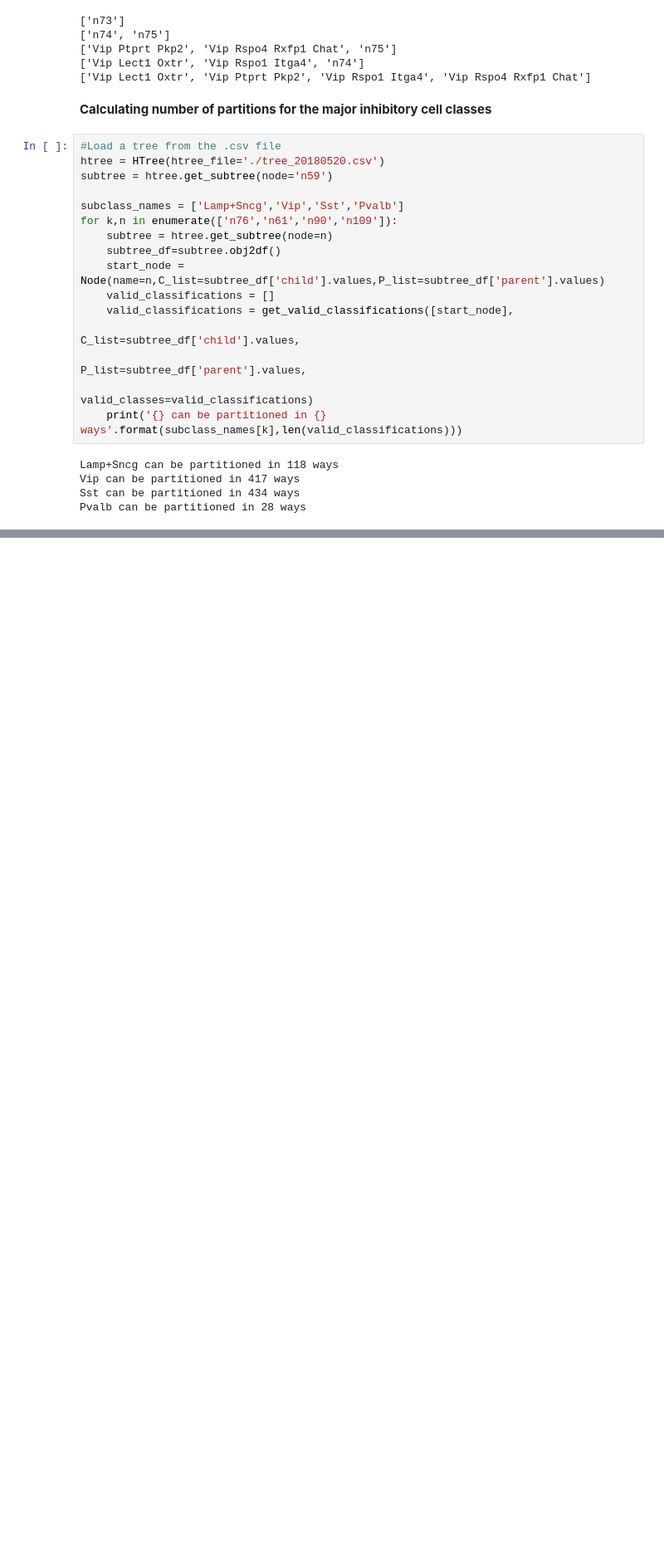
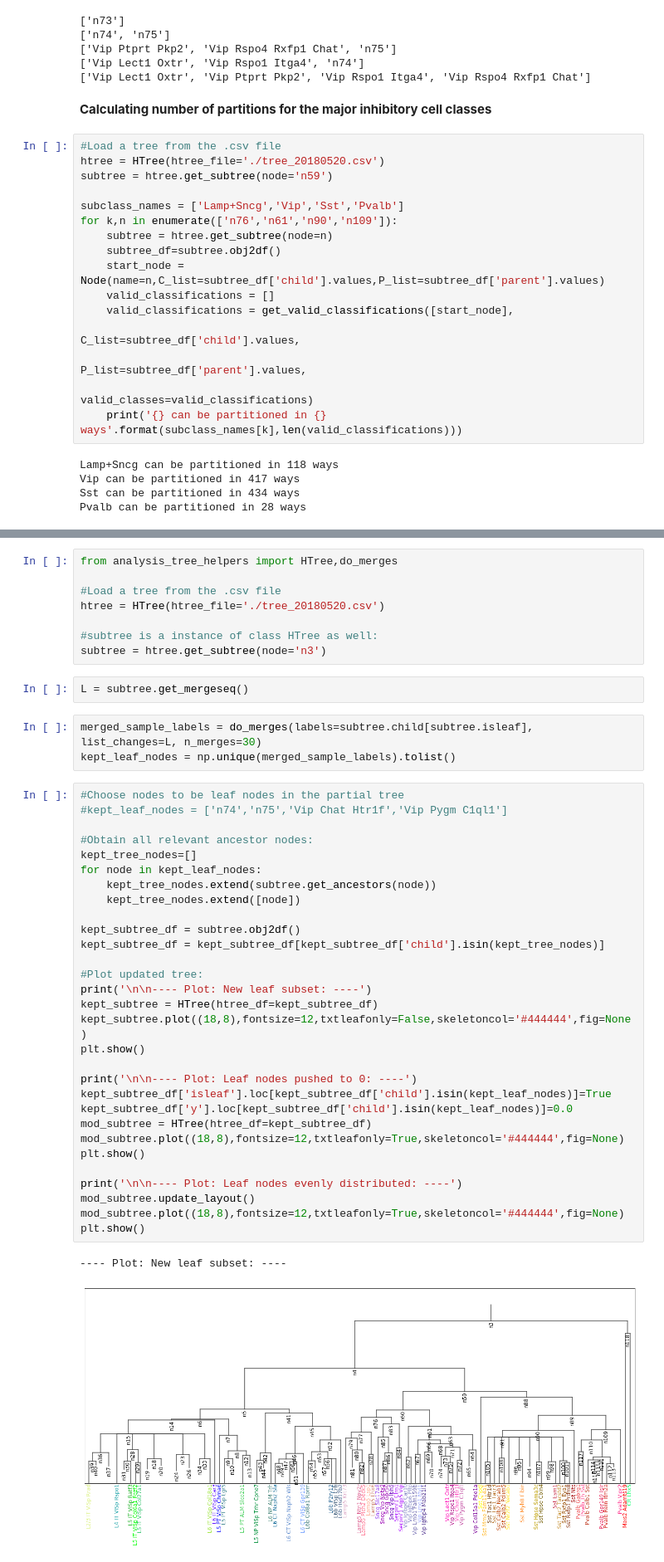
Before and after one commit to AllenInstitute/celltype_hierarchy, a Jupyter notebook: examples.ipynb, the cells around one changed output, grey strips where cells are left out. Shown at 83% size. Saved outputs shown, nothing was run; the diff lists cells and outputs as text; blank space fills up the shorter version.

Commit message:
Partial tree plot example bugfix

```diff
--- a/examples.ipynb
+++ b/examples.ipynb
@@ -246,0 +249,46 @@ Pvalb can be partitioned in 28 ways
+# %%
+from analysis_tree_helpers import HTree,do_merges
+
+#Load a tree from the .csv file
+htree = HTree(htree_file='./tree_20180520.csv')
+
+#subtree is a instance of class HTree as well:
+subtree = htree.get_subtree(node='n3')
+# %%
+L = subtree.get_mergeseq()
+# %%
+merged_sample_labels = do_merges(labels=subtree.child[subtree.isleaf], list_changes=L, n_merges=30)
+kept_leaf_nodes = np.unique(merged_sample_labels).tolist()
+# %%
+#Choose nodes to be leaf nodes in the partial tree
+#kept_leaf_nodes = ['n74','n75','Vip Chat Htr1f','Vip Pygm C1ql1']
+
+#Obtain all relevant ancestor nodes:
+kept_tree_nodes=[]
+for node in kept_leaf_nodes:
+    kept_tree_nodes.extend(subtree.get_ancestors(node))
+    kept_tree_nodes.extend([node])
+
+kept_subtree_df = subtree.obj2df()
+kept_subtree_df = kept_subtree_df[kept_subtree_df['child'].isin(kept_tree_nodes)]
+
+#Plot updated tree:
+print('\n\n---- Plot: New leaf subset: ----')
+kept_subtree = HTree(htree_df=kept_subtree_df)
+kept_subtree.plot((18,8),fontsize=12,txtleafonly=False,skeletoncol='#444444',fig=None)
+plt.show()
+
+print('\n\n---- Plot: Leaf nodes pushed to 0: ----')
+kept_subtree_df['isleaf'].loc[kept_subtree_df['child'].isin(kept_leaf_nodes)]=True
+kept_subtree_df['y'].loc[kept_subtree_df['child'].isin(kept_leaf_nodes)]=0.0
+mod_subtree = HTree(htree_df=kept_subtree_df)
+mod_subtree.plot((18,8),fontsize=12,txtleafonly=True,skeletoncol='#444444',fig=None)
+plt.show()
+
+print('\n\n---- Plot: Leaf nodes evenly distributed: ----')
+mod_subtree.update_layout()
+mod_subtree.plot((18,8),fontsize=12,txtleafonly=True,skeletoncol='#444444',fig=None)
+plt.show()
+# %% [output]
+---- Plot: New leaf subset: ----
+[figure, added]
```
Also changed, not shown: parts of 2 cells of this notebook, 1 other file.
